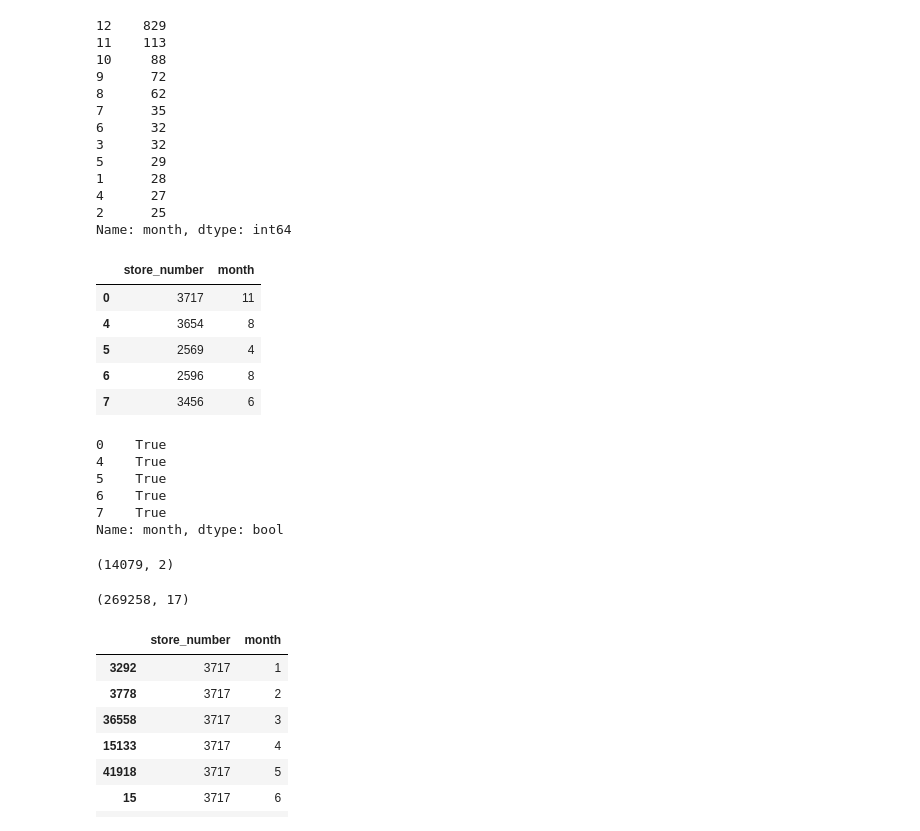
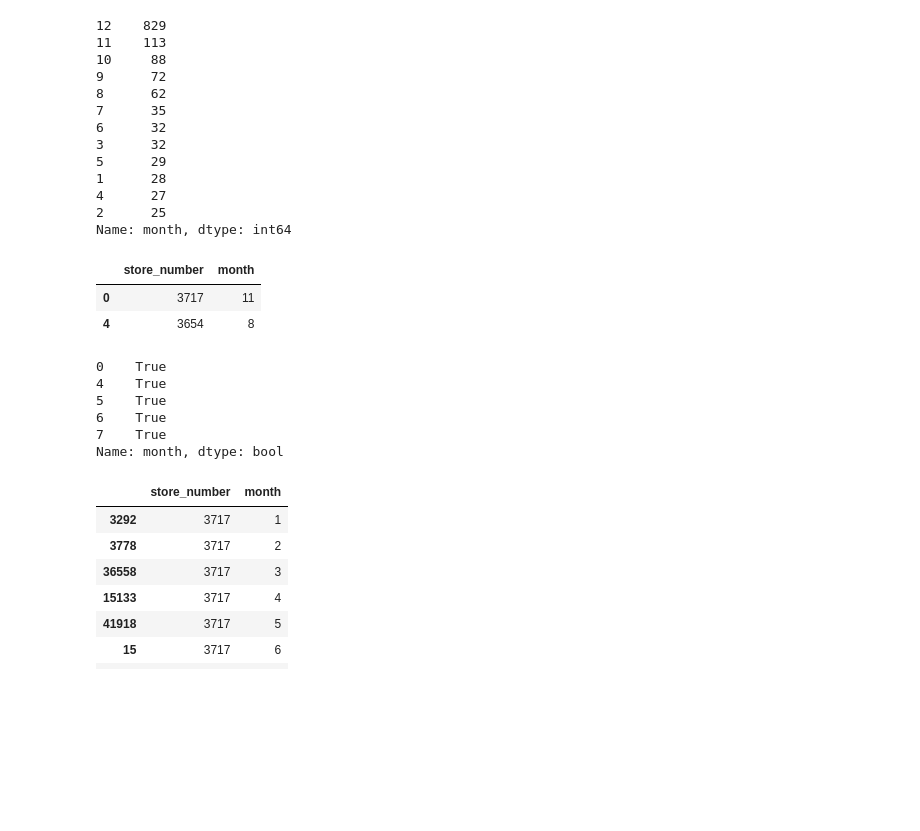
Before and after one commit to vnessified/DSI-SF-2-vnessified, a Jupyter notebook: projects/project-03/starter-code/project-3-starter.ipynb, the cells around one changed output. Drawn from its saved outputs; the diff is of its cells as text; code cells hidden in the pictures; blank space fills up the shorter version.

```diff
--- a/projects/project-03/starter-code/project-3-starter.ipynb
+++ b/projects/project-03/starter-code/project-3-starter.ipynb
@@ -227,12 +225,9 @@ Since we already know volume sold ml and can calculate any volume we want later
 Category Names could be simplfied/grouped better (ie Vodka, Tequila, Rum, etc). Same goes for Item Description could also be group better.
 
 In terms of outliers, right now I'm not quite sure how to determine what are outliers I should disregard. I looked at .value_counts for each column (aside from data where I used .describe to essentially check the range), but I don't think .value_counts is enough to determine true outliers. With more time I would plot each one to get a better sense of outliers.
-# %%
-#rename columns for easier reference
-iowa.rename(columns=lambda x: x.replace(' ', '_'), inplace=True)
-iowa.rename(columns=lambda x: x.replace('(', ''), inplace=True)
-iowa.rename(columns=lambda x: x.replace(')', ''), inplace=True)
-iowa.rename(columns=lambda x: x.lower(), inplace=True)
+# %%
+#rename columns for easier reference
+iowa.columns = [x.lower().replace(' ','_').replace('(','').replace(')','') for x in iowa.columns]
 # %%
 iowa.columns
 # %% [output]
@@ -392,12 +440,9 @@ Name: month, dtype: int64
 # %%
-month_uniques.head()
+month_uniques.head(2)
 # %% [output]
 |  | store_number | month |
 | 0 | 3717 | 11 |
 | 4 | 3654 | 8 |
-| 5 | 2569 | 4 |
-| 6 | 2596 | 8 |
-| 7 | 3456 | 6 |
 # %%
 mask = month_uniques.month < 12
 # %%
@@ -409,12 +454,4 @@ mask.head()
 6    True
 7    True
 Name: month, dtype: bool
-# %%
-month_uniques.shape
-# %% [output]
-(14079, 2)
-# %%
-iowa.shape
-# %% [output]
-(269258, 17)
 # %%
```
Also changed, not shown: parts of 43 cells of this notebook.
